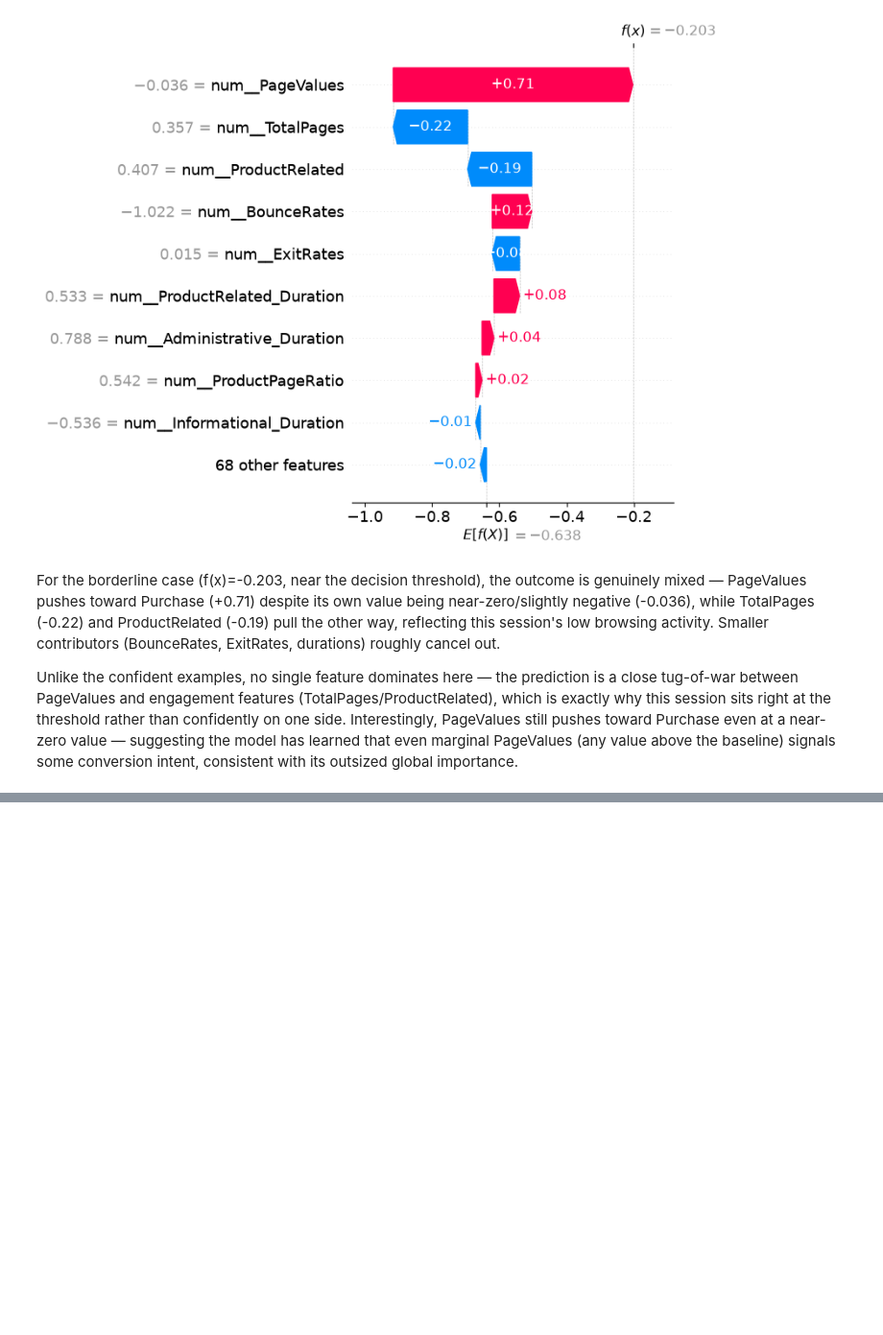
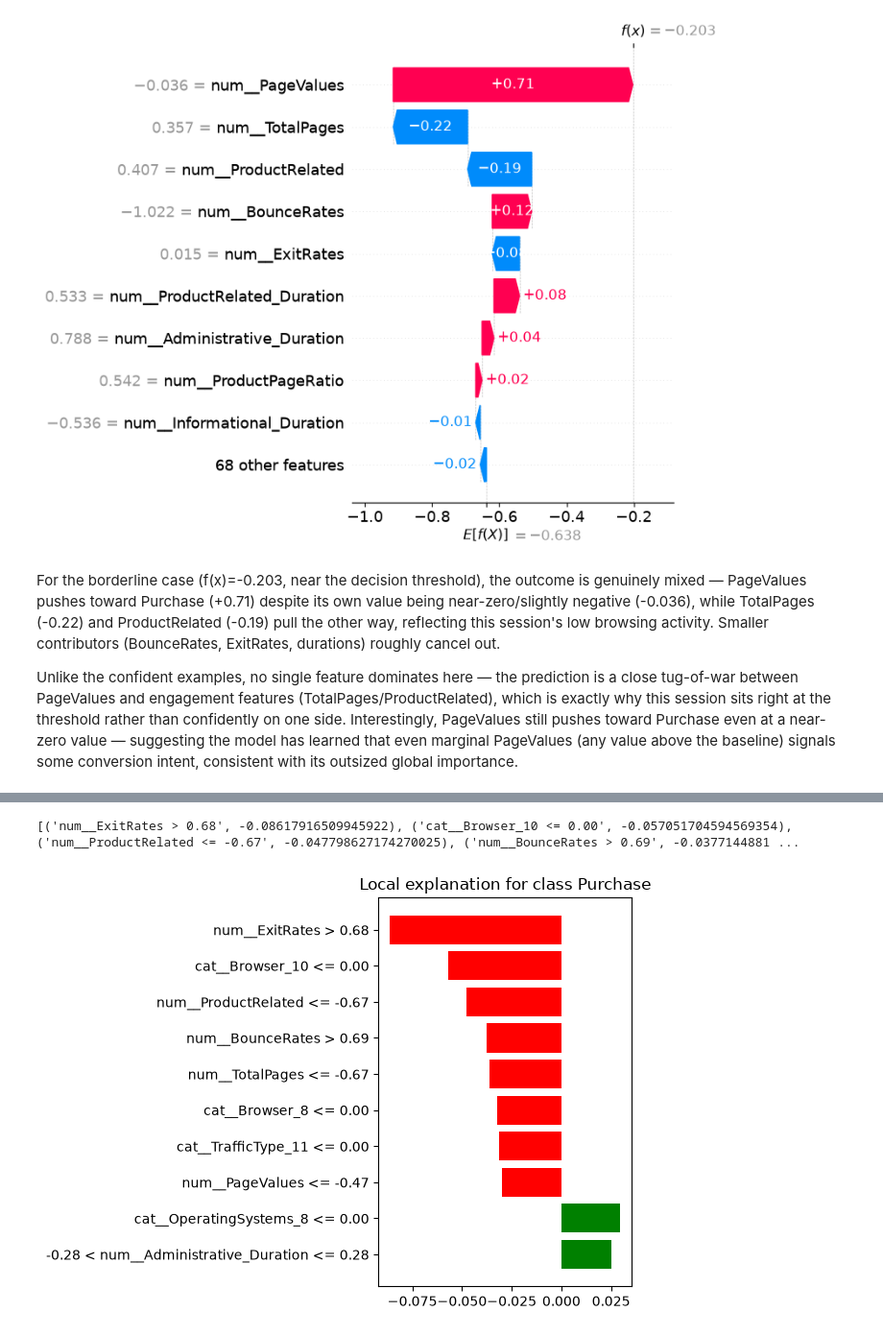
Before and after one commit to anuragchawla27/purchase-intent-xai, a Jupyter notebook: notebooks/04_xai.ipynb, the cells around one changed output, grey strips where cells are left out. Shown at 96% size. Cells and saved outputs as stored; diff of their text form; code cells hidden in the pictures; blank space fills up the shorter version.

```diff
--- a/notebooks/04_xai.ipynb
+++ b/notebooks/04_xai.ipynb
@@ -188,0 +239,15 @@ Interestingly, PageValues still pushes toward Purchase even at a near-zero value
+# %%
+lime_exp_no_purchase = lime_explainer.explain_instance(
+    data_row=X_test_dense[most_confident_no_purchase],
+    predict_fn=predict_fn,
+    num_features=10
+)
+print(lime_exp_no_purchase.as_list())
+
+fig = lime_exp_no_purchase.as_pyplot_figure()
+plt.tight_layout()
+plt.savefig("docs/lime_no_purchase_example.png", dpi=150, bbox_inches="tight")
+plt.show()
+# %% [output]
+[('num__ExitRates > 0.68', -0.08617916509945922), ('cat__Browser_10 <= 0.00', -0.057051704594569354), ('num__ProductRelated <= -0.67', -0.047798627174270025), ('num__BounceRates > 0.69', -0.0377144881 ...
+[figure, added]
```
Also changed, not shown: parts of 8 cells of this notebook, 4 other files.
